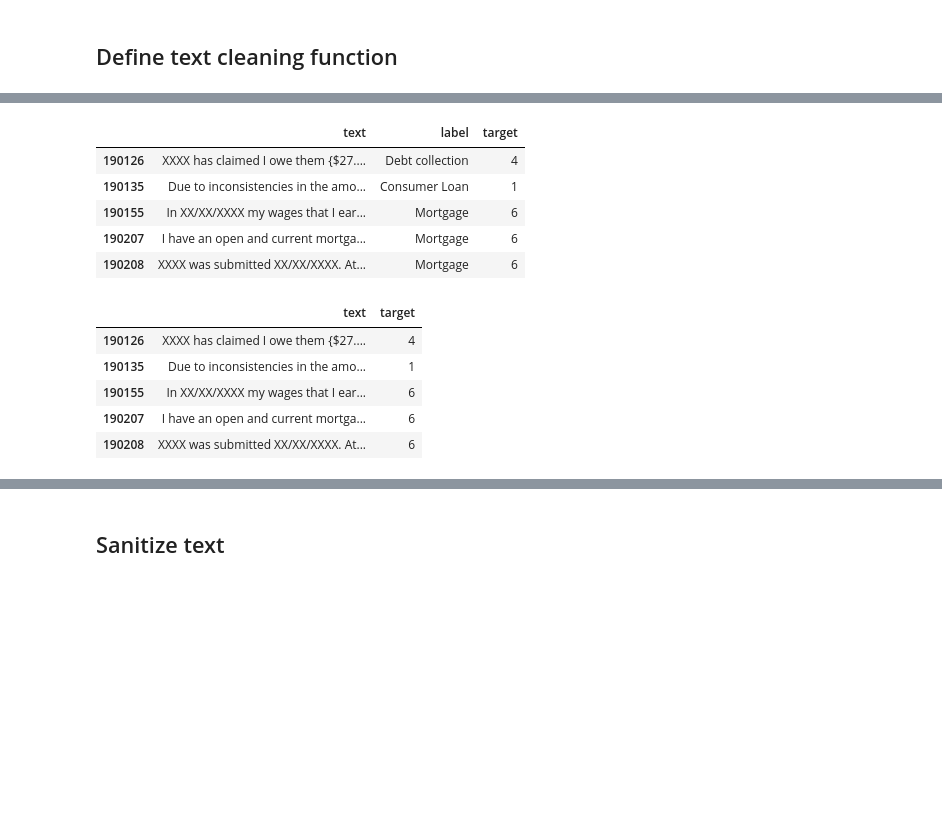
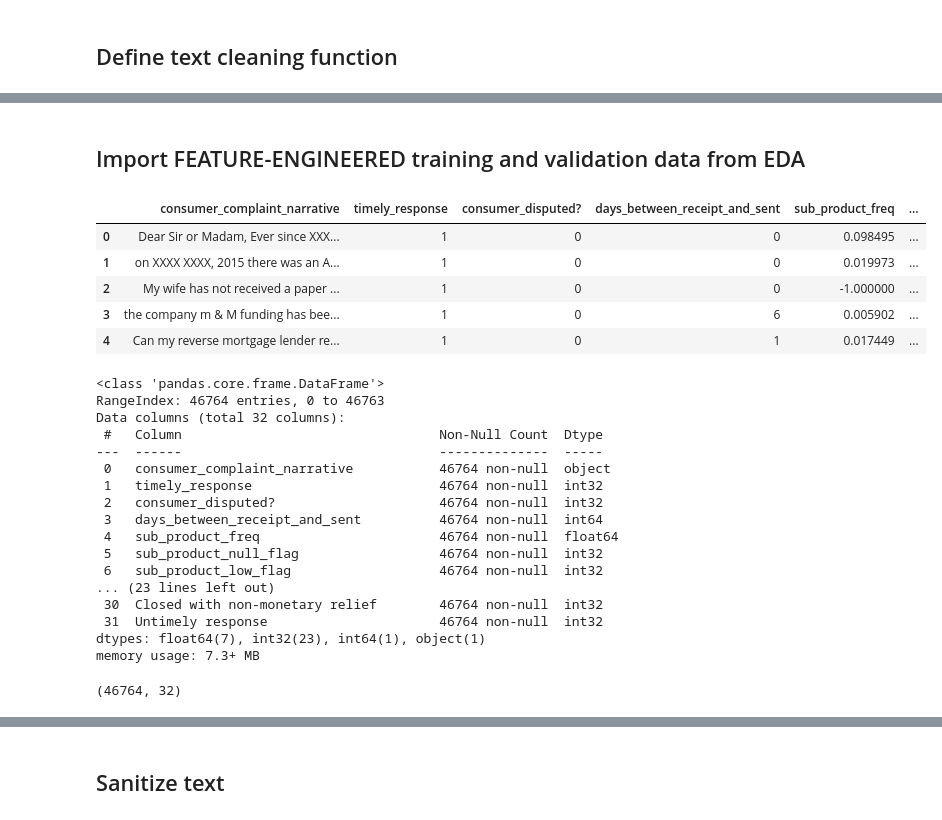
Before and after one commit to schellrw/consumer_complaints, a Jupyter notebook: 03_simpleTransformers.ipynb, the cells around one changed output, grey strips where cells are left out. Saved outputs shown, nothing was run; the diff lists cells and outputs as text; code cells hidden in the pictures; blank space fills up the shorter version.

```diff
--- a/03_simpleTransformers.ipynb
+++ b/03_simpleTransformers.ipynb
@@ -17,0 +23,11 @@ import matplotlib.pyplot as plt
+# %%
+# Downloads and display options
+nltk.download('stopwords')
+nltk.download('wordnet')
+nltk.download('punkt')
+nltk.download('omw-1.4')
+punctuation = string.punctuation
+stop_words = set(stopwords.words('english'))
+pd.options.display.max_columns = None
+pd.options.display.max_rows = None
+%matplotlib inline
@@ -195,9 +86,0 @@ df['target'] = df['label'].astype('category').cat.codes
-# %%
-df.head()
-# %% [output]
-|  | text | label | target |
-| 190126 | XXXX has claimed I owe them {$27.... | Debt collection | 4 |
-| 190135 | Due to inconsistencies in the amo... | Consumer Loan | 1 |
-| 190155 | In XX/XX/XXXX my wages that I ear... | Mortgage | 6 |
-| 190207 | I have an open and current mortga... | Mortgage | 6 |
-| 190208 | XXXX was submitted XX/XX/XXXX. At... | Mortgage | 6 |
@@ -206,9 +86,0 @@ df = df.drop(['label'], axis =1)
-# %%
-df.head()
-# %% [output]
-|  | text | target |
-| 190126 | XXXX has claimed I owe them {$27.... | 4 |
-| 190135 | Due to inconsistencies in the amo... | 1 |
-| 190155 | In XX/XX/XXXX my wages that I ear... | 6 |
-| 190207 | I have an open and current mortga... | 6 |
-| 190208 | XXXX was submitted XX/XX/XXXX. At... | 6 |
@@ -214,0 +142,36 @@ df.head()
+# %% [markdown]
+## Import FEATURE-ENGINEERED training and validation data from EDA
+# %%
+df_train = pd.read_parquet('./input/dataframes/df_train_FE.parquet')
+df_train.head()
+# %% [output]
+|  | consumer_complaint_narrative | timely_response | consumer_disputed? | days_between_receipt_and_sent | sub_product_freq | ... |
+| 0 | Dear Sir or Madam, Ever since XXX... | 1 | 0 | 0 | 0.098495 | ... |
+| 1 | on XXXX XXXX, 2015 there was an A... | 1 | 0 | 0 | 0.019973 | ... |
+| 2 | My wife has not received a paper ... | 1 | 0 | 0 | -1.000000 | ... |
+| 3 | the company m & M funding has bee... | 1 | 0 | 6 | 0.005902 | ... |
+| 4 | Can my reverse mortgage lender re... | 1 | 0 | 1 | 0.017449 | ... |
+# %%
+df_train.info()
+# %% [output]
+<class 'pandas.core.frame.DataFrame'>
+RangeIndex: 46764 entries, 0 to 46763
+Data columns (total 32 columns):
+ #   Column                                 Non-Null Count  Dtype
+---  ------                                 --------------  -----
+ 0   consumer_complaint_narrative           46764 non-null  object
+ 1   timely_response                        46764 non-null  int32
+ 2   consumer_disputed?                     46764 non-null  int32
+ 3   days_between_receipt_and_sent          46764 non-null  int64
+ 4   sub_product_freq                       46764 non-null  float64
+ 5   sub_product_null_flag                  46764 non-null  int32
+ 6   sub_product_low_flag                   46764 non-null  int32
+... (23 lines left out)
+ 30  Closed with non-monetary relief        46764 non-null  int32
+ 31  Untimely response                      46764 non-null  int32
+dtypes: float64(7), int32(23), int64(1), object(1)
+memory usage: 7.3+ MB
+# %%
+df_train.shape
+# %% [output]
+(46764, 32)
```
Also changed, not shown: parts of 90 cells of this notebook, 1 other file.
